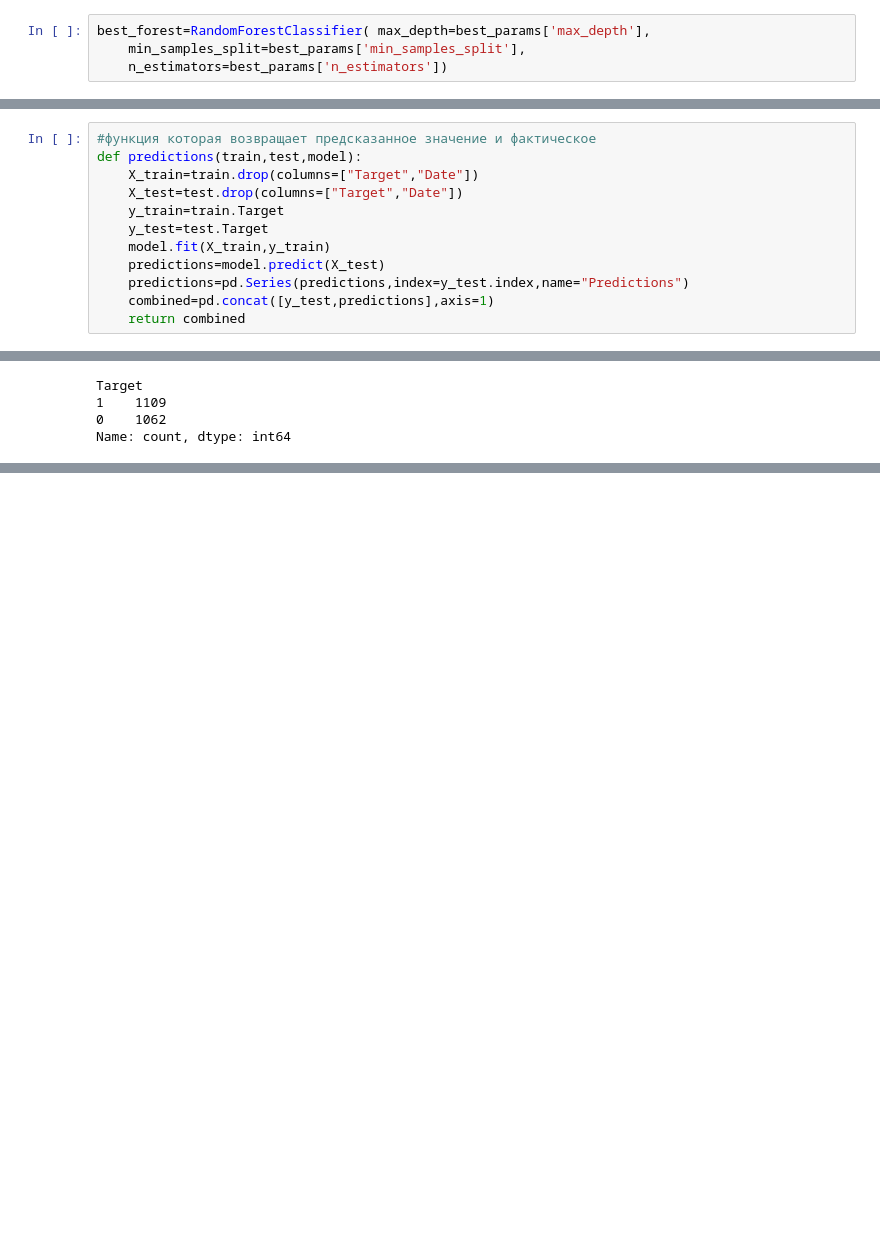
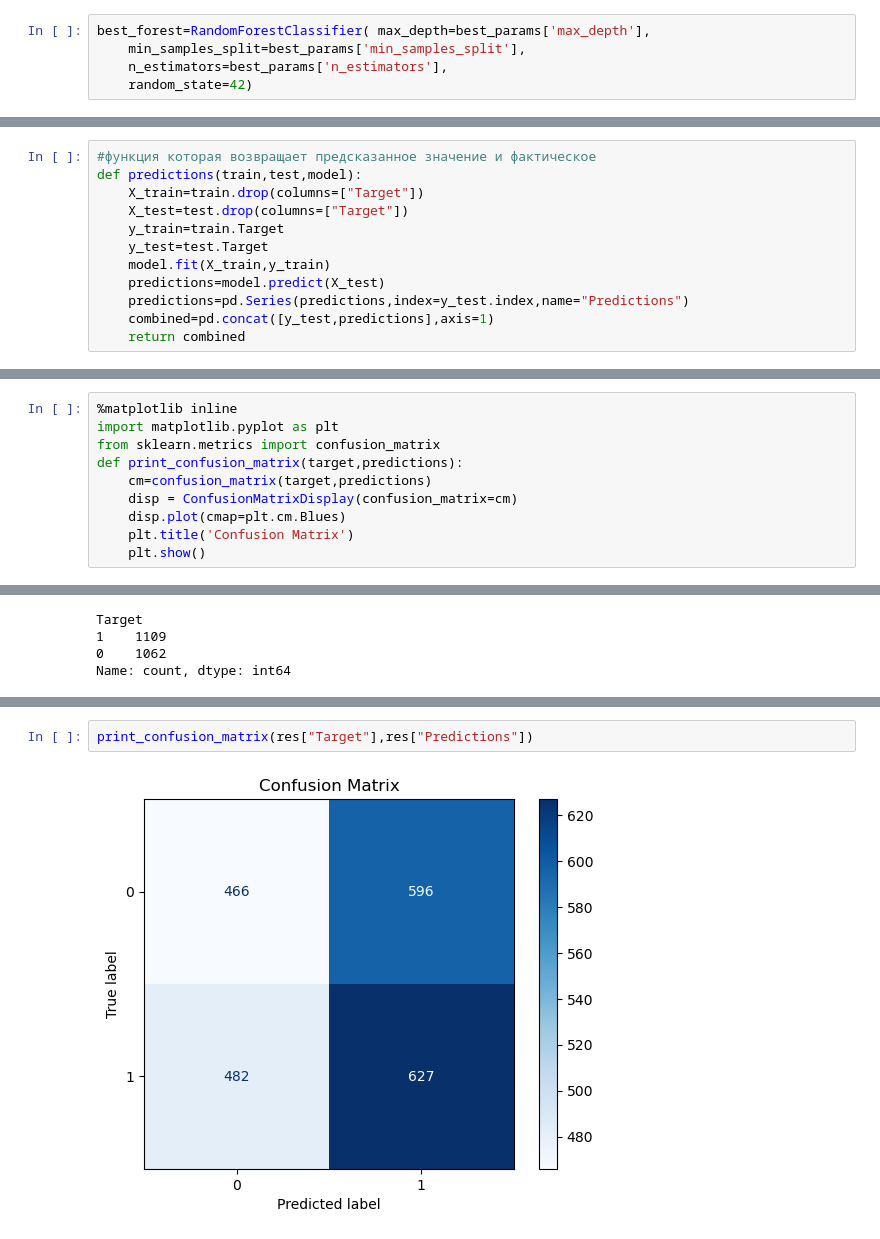
Before and after one commit to gorshockk/Bitcoin-price-prediction, a Jupyter notebook: model/pet_project.ipynb, the cells around one changed output, grey strips where cells are left out. Saved outputs shown, nothing was run; the diff lists cells and outputs as text; blank space fills up the shorter version.

```diff
--- a/model/pet_project.ipynb
+++ b/model/pet_project.ipynb
@@ -364,7 +364,8 @@ best_params={'max_depth': 9, 'min_samples_split': 5, 'n_estimators': 160}
 # %%
 best_forest=RandomForestClassifier( max_depth=best_params['max_depth'],
     min_samples_split=best_params['min_samples_split'],
-    n_estimators=best_params['n_estimators'])
+    n_estimators=best_params['n_estimators'],
+    random_state=42)
 # %%
 best_forest.fit(X_train,y_train)
 # %% [output]
@@ -395,8 +397,8 @@ Random Forest показал результат лучше чем логисти
 # %%
 #функция которая возвращает предсказанное значение и фактическое
 def predictions(train,test,model):
-    X_train=train.drop(columns=["Target","Date"])
-    X_test=test.drop(columns=["Target","Date"])
+    X_train=train.drop(columns=["Target"])
+    X_test=test.drop(columns=["Target"])
     y_train=train.Target
     y_test=test.Target
     model.fit(X_train,y_train)
@@ -425,6 +427,16 @@ res.head()
 | 1463 | 1 | 1 |
 | 1464 | 1 | 1 |
 | 1465 | 0 | 1 |
+# %%
+%matplotlib inline
+import matplotlib.pyplot as plt
+from sklearn.metrics import confusion_matrix
+def print_confusion_matrix(target,predictions):
+    cm=confusion_matrix(target,predictions)
+    disp = ConfusionMatrixDisplay(confusion_matrix=cm)
+    disp.plot(cmap=plt.cm.Blues)
+    plt.title('Confusion Matrix')
+    plt.show()
 # %%
 res["Predictions"].value_counts()
 # %% [output]
@@ -453 +465,5 @@ weighted avg       0.56      0.56      0.56      2171
+# %%
+print_confusion_matrix(res["Target"],res["Predictions"])
+# %% [output]
+[figure, added]
 # %% [markdown]
```
Also changed, not shown: parts of 54 cells of this notebook.
